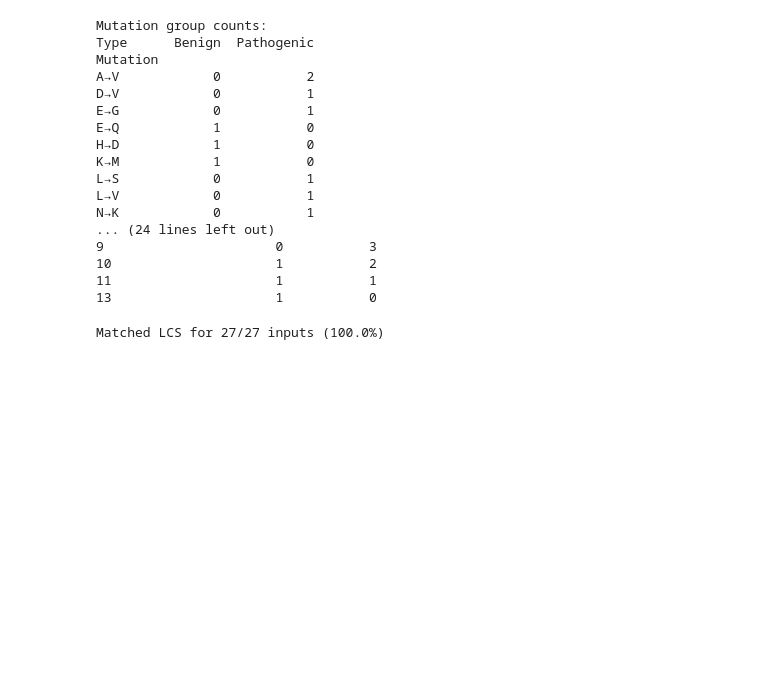
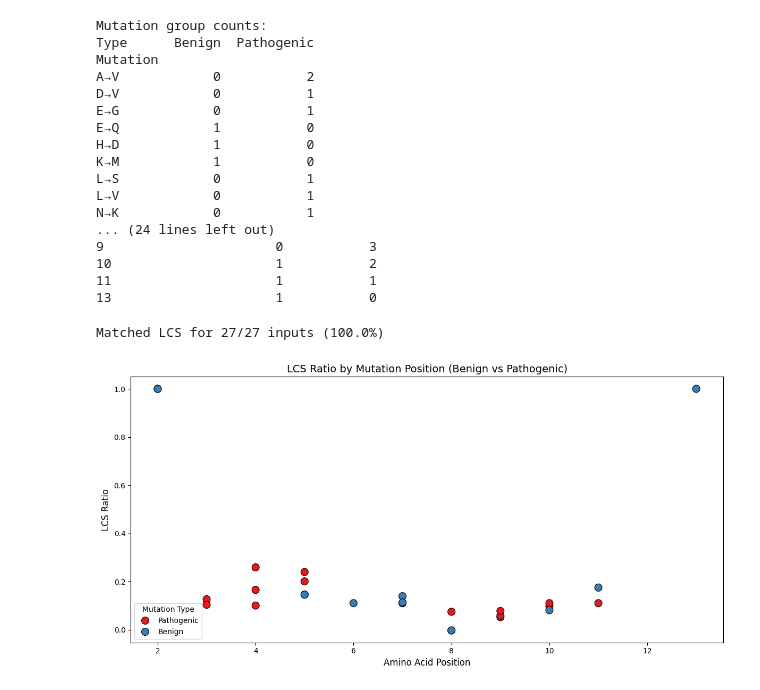
Before and after one commit to annabelrice30/Annabel-BSc-Project, a Jupyter notebook: BSc Project.ipynb, the cells around one changed output. Drawn from its saved outputs; the diff is of its cells as text; code cells hidden in the pictures; blank space fills up the shorter version.

```diff
--- a/BSc Project.ipynb
+++ b/BSc Project.ipynb
@@ -3047,0 +3080,28 @@ Matched LCS for 27/27 inputs (100.0%)
+# %%
+import pandas as pd
+import seaborn as sns
+import matplotlib.pyplot as plt
+
+# Load the data from the CSV file
+df = pd.read_csv('all_LCS_values.csv')
+
+# —— Plot LCS for each mutation position ——
+plt.figure(figsize=(12, 6))
+
+# Scatter plot with mutation position on x-axis and LCS Ratio on y-axis
+sns.scatterplot(data=df, x='Heatmap_Position', y='LCS_Ratio', hue='Type', palette='Set1', s=100, edgecolor='black')
+
+# Add titles and labels
+plt.title("LCS Ratio by Mutation Position (Benign vs Pathogenic)", fontsize=14)
+plt.xlabel("Amino Acid Position", fontsize=12)
+plt.ylabel("LCS Ratio", fontsize=12)
+
+# Add a legend
+plt.legend(title='Mutation Type')
+
+# Display the plot
+plt.tight_layout()
+plt.savefig("LCS_by_mutation_position.png", dpi=300)
+plt.show()
+# %% [output]
+[figure, added]
```
Also changed, not shown: parts of 3 cells of this notebook, 12 other files.
